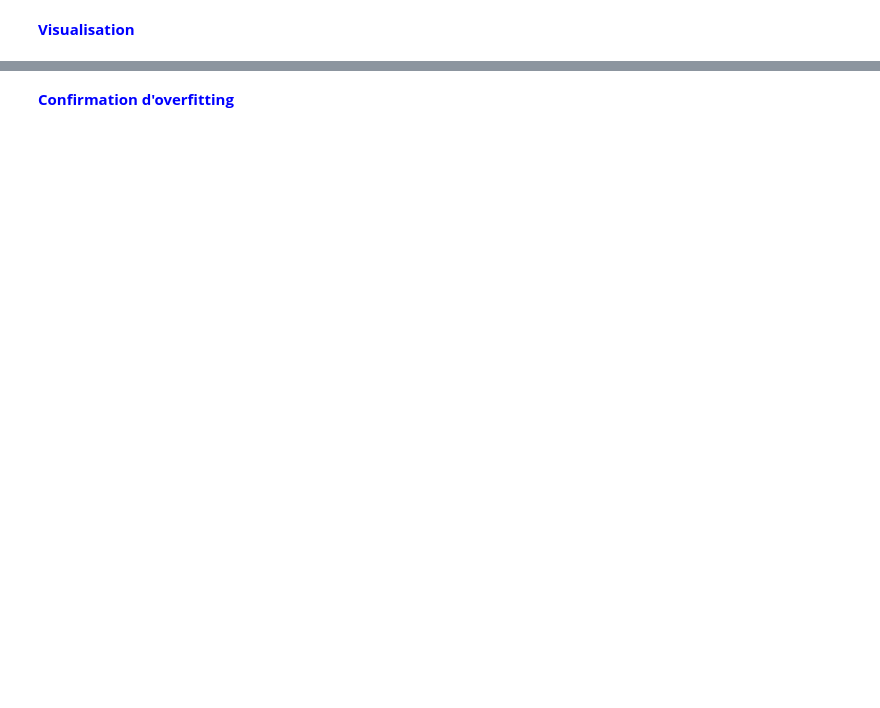
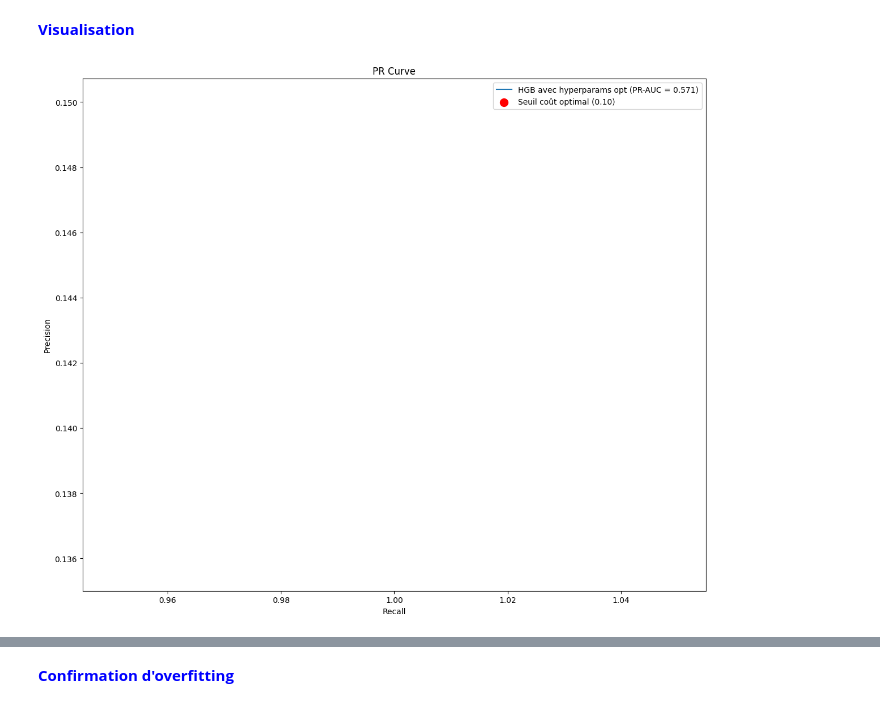
Before and after one commit to S-S-Zheng/Openclassrooms_P6, a Jupyter notebook: notebooks/P6_part4.ipynb, the cells around one changed output, grey strips where cells are left out. Cells and saved outputs as stored; diff of their text form; code cells hidden in the pictures; blank space fills up the shorter version.

```diff
--- a/notebooks/P6_part4.ipynb
+++ b/notebooks/P6_part4.ipynb
@@ -192,7 +180,7 @@ datas_path = (
 )
 # %%
 # Importation de la donnée
-Xy= pd.read_parquet(datas_path/"train.parquet").sample(frac=0.0001, random_state=42) # sample
+Xy= pd.read_parquet(datas_path/"train.parquet").sample(frac=0.0005, random_state=42) # sample
 # Xy= pd.read_parquet(datas_path/"train.parquet")
 Xy.head()
 # %%
@@ -288,13 +286,13 @@ Dans notre cas, on a 5 hyperparamètres, sans compter les loguniform (disons 5 v
 # %%
 # ==================== Configuration de RSCV ====================
 random_search = RandomizedSearchCV(
-    estimator = model,
+    estimator = hgb_pipe,
     param_distributions = param_distrib,
     scoring = scoring,
     refit = 'f2', # choix de la métrique de  controle
     n_iter  = 20, # Contrôle le nombre de combinaison max
     cv = cv,
-    n_jobs = n_jobs, # pas de calcul parallèle
+    n_jobs = n_jobs, # calcul parallèle
     random_state = random_state,
     return_train_score = True,
     verbose = 2, # Affiche temp de calcul pour chaque fold avec param candidat + le score
@@ -370,12 +437,18 @@ optimal_thresh = pred_proba_results['optimal_threshold']
 
 mlflow.log_metric("pr_auc", pr_auc)
 mlflow.log_metric("optThreshold", float(optimal_thresh))
-mlflow.log_metric("f2_associe", float(pred_proba_results["best_f_score"]))
+# =============
+# mlflow.log_metric("f2_associe", float(pred_proba_results["best_f_score"]))
+mlflow.log_metric("f2_associe", f2_test)
+# =============
 config = {
     "threshold": float(optimal_thresh),
     "model": "HistGradientBoosting",
     "pr_auc":pr_auc,
-    "f2":float(pred_proba_results["best_f_score"])
+    # =============
+    # "f2":float(pred_proba_results["best_f_score"])
+    "f2":f2_test
+    # =============
 }
 with open("opt_thresh.json", "w") as f:
     json.dump(config, f)
@@ -384,19 +457,30 @@ with open("opt_thresh.json", "w") as f:
 # %%
 # ===================== VISU & METRIQUES ============================
 # Tracé
 threshold_fig, ax = plt.subplots(figsize=(12,10))
 ax.plot(recalls, precisions, label=f'HGB avec hyperparams opt (PR-AUC = {pr_auc:.3f})')
+# =============
+# ax.scatter(
+#     pred_proba_results["recall"], pred_proba_results["precision"],
+#     c='red', s=100,
+#     label=f"Seuil optimal",
+# )
+tn_opt, fp_opt, fn_opt, tp_opt = confusion_matrix(y_test, y_test_pred).ravel()
 ax.scatter(
-    pred_proba_results["recall"], pred_proba_results["precision"],
+    tp/(tp+fn), tp/(tp+fp), # Recall, Precision
     c='red', s=100,
-    label=f"Seuil optimal",
+    label=f"Seuil coût optimal ({optimal_thresh:.3f})",
 )
+# =============
 ax.set_xlabel('Recall')
 ax.set_ylabel('Precision')
 ax.set_title('PR Curve')
 ax.legend()
 
+plt.tight_layout()
 plt.show()
+# %% [output]
+[figure, added]
 # %%
 # ======================= LOGGING ======================================
 
```
Also changed, not shown: parts of 15 cells of this notebook, 3 other files.
